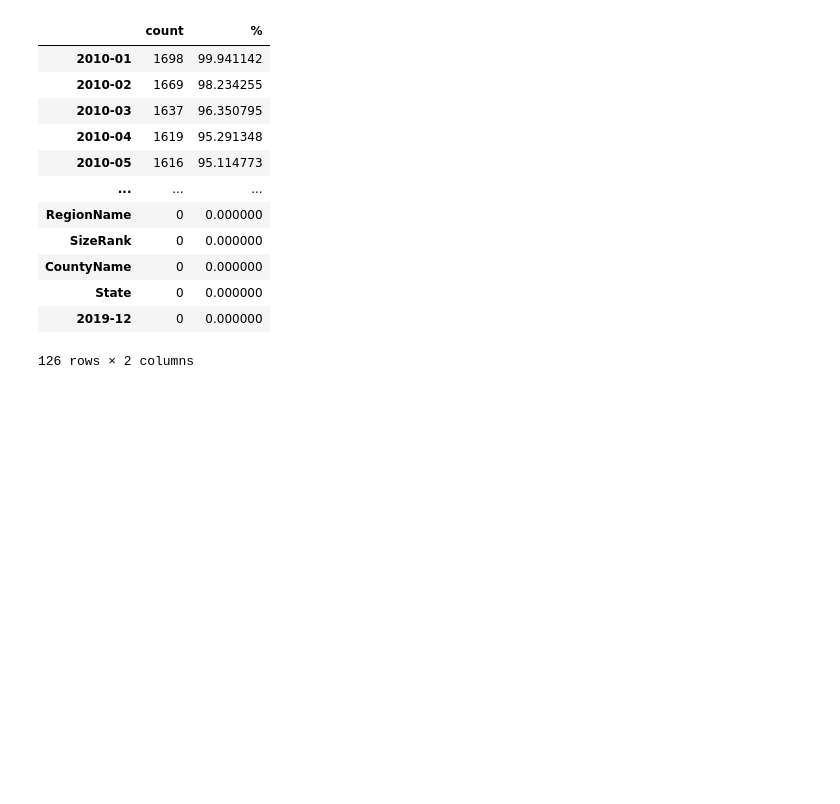
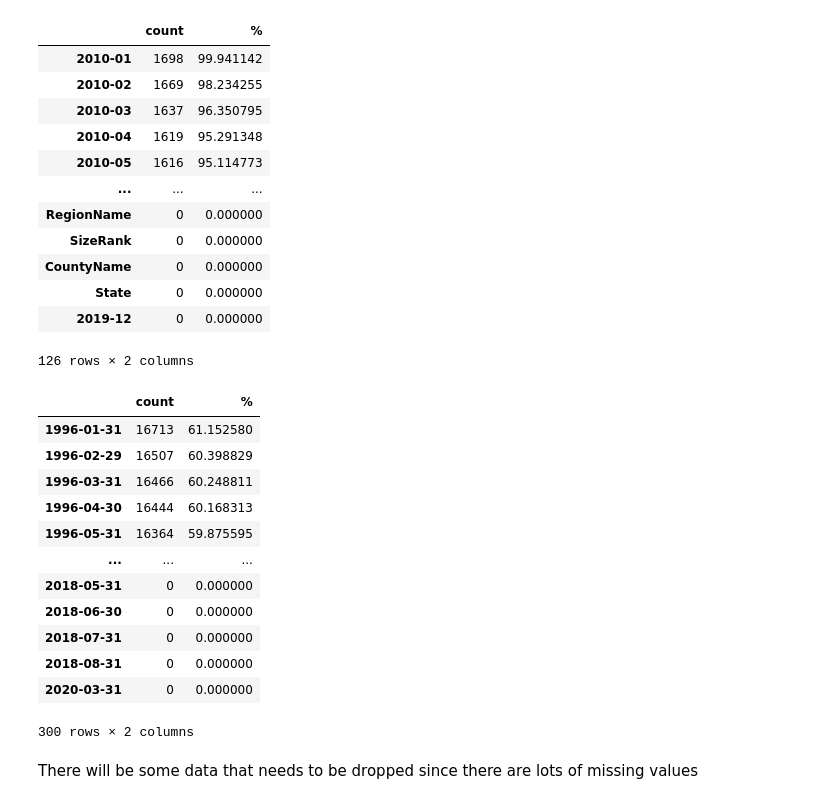
Before and after one commit to devoracer/Capstone_Zillow_DSC, a Jupyter notebook: notebooks/0.2_zillow_capstone_solution.ipynb, the cells around one changed output. Cells and saved outputs as stored; diff of their text form; code cells hidden in the pictures; blank space fills up the shorter version.

Commit message:
new data frames for Denver county - lots of nans q pwd t q

```diff
--- a/notebooks/0.2_zillow_capstone_solution.ipynb
+++ b/notebooks/0.2_zillow_capstone_solution.ipynb
@@ -113,10 +113,26 @@ missing_df_rent.sort_values(by='count', ascending=False)
 # %%
 #Check for missing data in other data frame
 
 #Count with .sum() the number of missing values .isnull() in each column of
 #home_prices as well as the percentages .mean()` instead of `.sum()`).
 #Order them (increasing or decreasing) using sort_values
 #Call `pd.concat` to present these in a single table (DataFrame) with the helpful column names 'count' and '%'
-missing_df_home = pd.concat([df_median_r.isnull().sum(), 100 * df_median_rent.isnull().mean()], axis=1)
+missing_df_home = pd.concat([df_median_home.isnull().sum(), 100 * df_median_home.isnull().mean()], axis=1)
 missing_df_home.columns=['count', '%']
 missing_df_home.sort_values(by='count', ascending=False)
+# %% [output]
+|  | count | % |
+| 1996-01-31 | 16713 | 61.152580 |
+| 1996-02-29 | 16507 | 60.398829 |
+| 1996-03-31 | 16466 | 60.248811 |
+| 1996-04-30 | 16444 | 60.168313 |
+| 1996-05-31 | 16364 | 59.875595 |
+| ... | ... | ... |
+| 2018-05-31 | 0 | 0.000000 |
+| 2018-06-30 | 0 | 0.000000 |
+| 2018-07-31 | 0 | 0.000000 |
+| 2018-08-31 | 0 | 0.000000 |
+| 2020-03-31 | 0 | 0.000000 |
+300 rows × 2 columns
+# %% [markdown]
+There will be some data that needs to be dropped since there are lots of missing values
```
Also changed, not shown: parts of 11 cells of this notebook.
